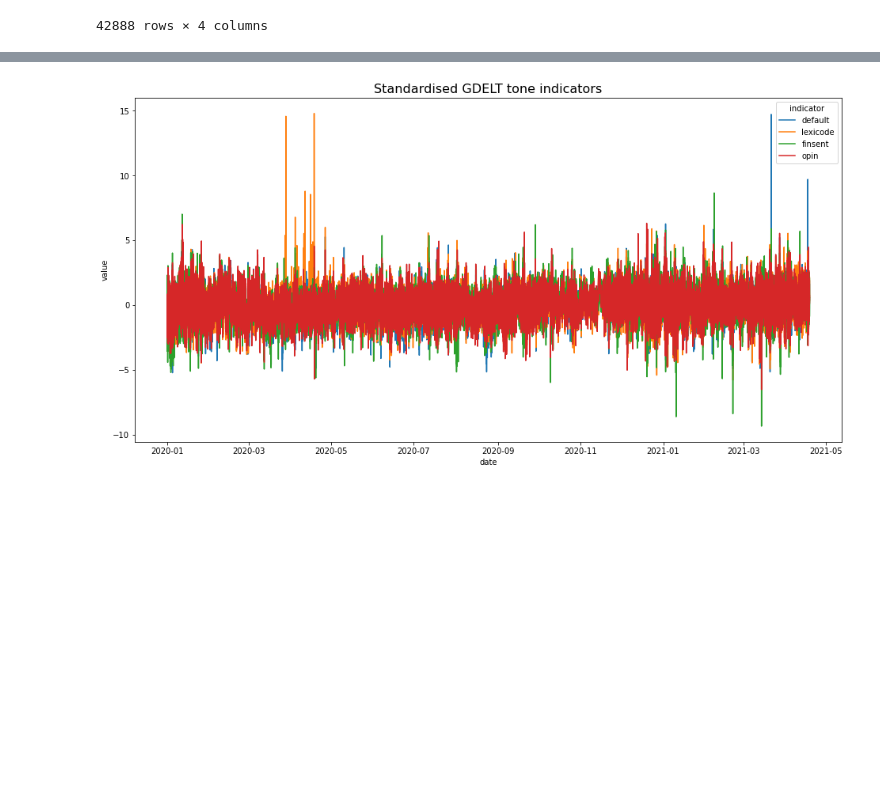
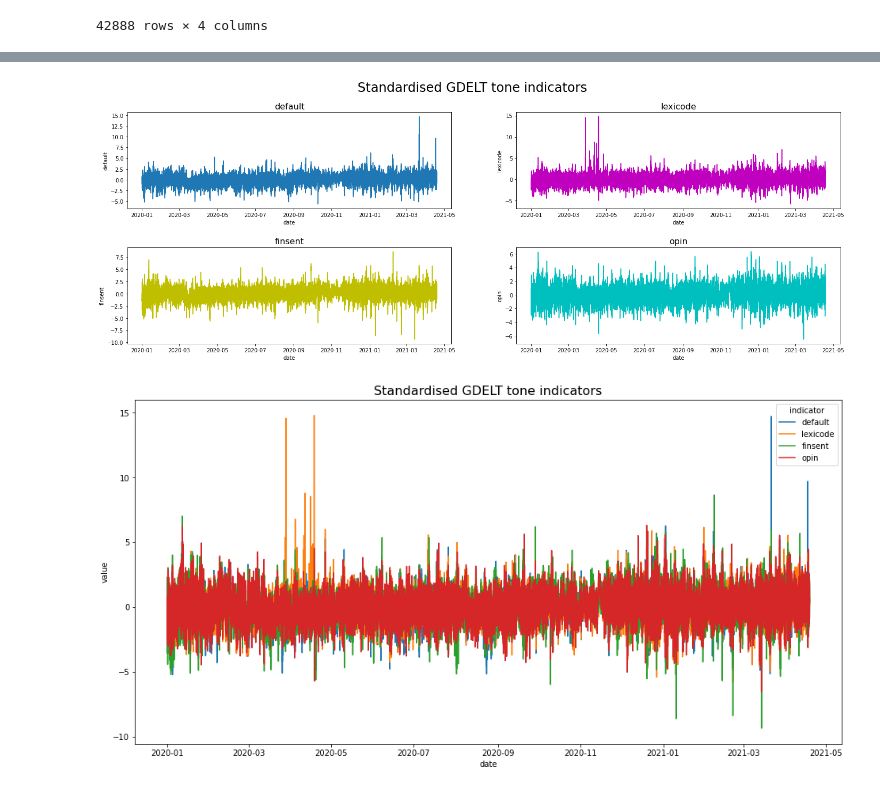
Before and after one commit to xaviermiles/web_sentiment_analysis, a Jupyter notebook: Gdelt/quality_checks/compare_indicators.ipynb, the cells around one changed output, grey strips where cells are left out. Saved outputs shown, nothing was run; the diff lists cells and outputs as text; code cells hidden in the pictures; blank space fills up the shorter version.

Commit message:
adding code for gdelt tones graph

```diff
--- a/Gdelt/quality_checks/compare_indicators.ipynb
+++ b/Gdelt/quality_checks/compare_indicators.ipynb
@@ -261,3 +282,18 @@ standardised_indicators
+# %%
+fig, ax = plt.subplots(2, 2, figsize = (24, 8))
+plt.subplots_adjust(hspace=0.4)
+fig.suptitle("Standardised GDELT tone indicators", fontsize=24)
+sns.lineplot(data=standardised_indicators,x='date', y='default', ax=ax[0][0])
+ax[0][0].set_title('default', fontsize=16)
+sns.lineplot(data=standardised_indicators,x='date', y='lexicode', color='m', ax=ax[0][1])
+ax[0][1].set_title('lexicode', fontsize=16)
+sns.lineplot(data=standardised_indicators,x='date', y='finsent', color='y', ax=ax[1][0])
+ax[1][0].set_title('finsent', fontsize=16)
+sns.lineplot(data=standardised_indicators,x='date', y='opin', color='c', ax=ax[1][1])
+ax[1][1].set_title('opin', fontsize=16)
+plt.show();
+# %% [output]
+[figure, added]
 # %%
 fig, ax = plt.subplots(figsize = (16, 8))
 sns.lineplot(
```
Also changed, not shown: parts of 3 cells of this notebook, 22 other files.
